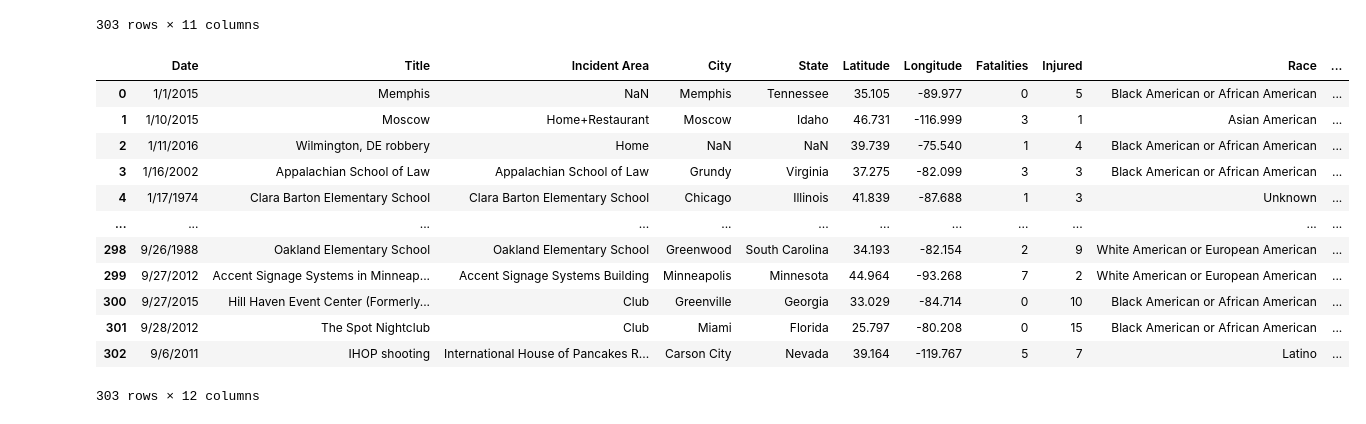
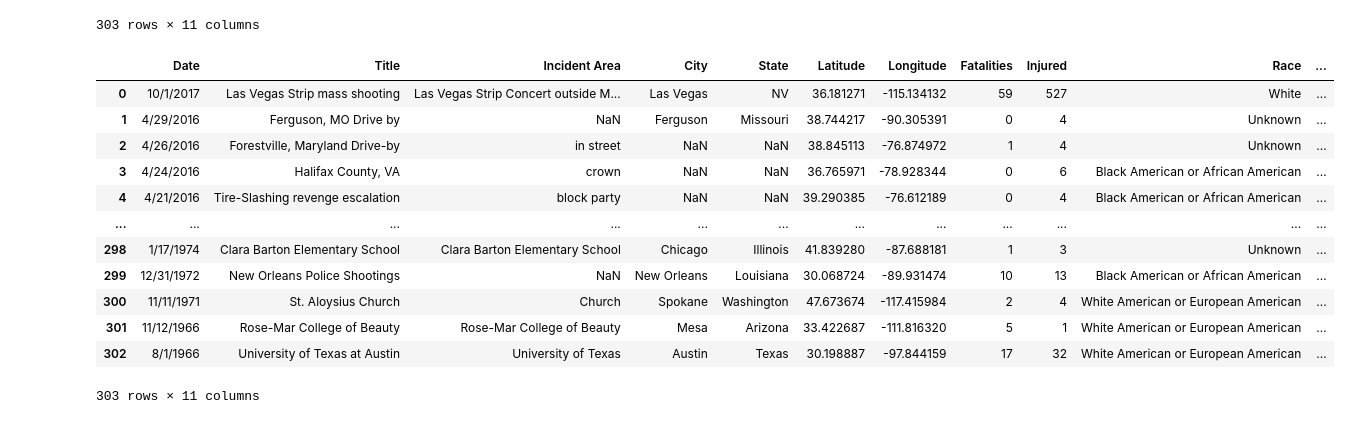
Before and after one commit to giovannahayes/ETL_Project_Gun_Violence-MS_Database, a Jupyter notebook: Mass Shooting Data.ipynb, the cells around one changed output. Drawn from its saved outputs; the diff is of its cells as text; code cells hidden in the pictures.

```diff
--- a/Mass Shooting Data.ipynb
+++ b/Mass Shooting Data.ipynb
@@ -178,21 +178,21 @@ final1_df
 303 rows × 11 columns
 # %%
 # Reset index
-final2_df.reset_index(drop=True)
+final1_df.reset_index(drop=True)
 # %% [output]
 |  | Date | Title | Incident Area | City | State | Latitude | Longitude | Fatalities | Injured | Race | ... |
-| 0 | 1/1/2015 | Memphis | NaN | Memphis | Tennessee | 35.105 | -89.977 | 0 | 5 | Black American or African American | ... |
-| 1 | 1/10/2015 | Moscow | Home+Restaurant | Moscow | Idaho | 46.731 | -116.999 | 3 | 1 | Asian American | ... |
-| 2 | 1/11/2016 | Wilmington, DE robbery | Home | NaN | NaN | 39.739 | -75.540 | 1 | 4 | Black American or African American | ... |
-| 3 | 1/16/2002 | Appalachian School of Law | Appalachian School of Law | Grundy | Virginia | 37.275 | -82.099 | 3 | 3 | Black American or African American | ... |
-| 4 | 1/17/1974 | Clara Barton Elementary School | Clara Barton Elementary School | Chicago | Illinois | 41.839 | -87.688 | 1 | 3 | Unknown | ... |
+| 0 | 10/1/2017 | Las Vegas Strip mass shooting | Las Vegas Strip Concert outside M... | Las Vegas | NV | 36.181271 | -115.134132 | 59 | 527 | White | ... |
+| 1 | 4/29/2016 | Ferguson, MO Drive by | NaN | Ferguson | Missouri | 38.744217 | -90.305391 | 0 | 4 | Unknown | ... |
+| 2 | 4/26/2016 | Forestville, Maryland Drive-by | in street | NaN | NaN | 38.845113 | -76.874972 | 1 | 4 | Unknown | ... |
+| 3 | 4/24/2016 | Halifax County, VA | crown | NaN | NaN | 36.765971 | -78.928344 | 0 | 6 | Black American or African American | ... |
+| 4 | 4/21/2016 | Tire-Slashing revenge escalation | block party | NaN | NaN | 39.290385 | -76.612189 | 0 | 4 | Black American or African American | ... |
 | ... | ... | ... | ... | ... | ... | ... | ... | ... | ... | ... | ... |
-| 298 | 9/26/1988 | Oakland Elementary School | Oakland Elementary School | Greenwood | South Carolina | 34.193 | -82.154 | 2 | 9 | White American or European American | ... |
-| 299 | 9/27/2012 | Accent Signage Systems in Minneap... | Accent Signage Systems Building | Minneapolis | Minnesota | 44.964 | -93.268 | 7 | 2 | White American or European American | ... |
-| 300 | 9/27/2015 | Hill Haven Event Center (Formerly... | Club | Greenville | Georgia | 33.029 | -84.714 | 0 | 10 | Black American or African American | ... |
-| 301 | 9/28/2012 | The Spot Nightclub | Club | Miami | Florida | 25.797 | -80.208 | 0 | 15 | Black American or African American | ... |
-| 302 | 9/6/2011 | IHOP shooting | International House of Pancakes R... | Carson City | Nevada | 39.164 | -119.767 | 5 | 7 | Latino | ... |
+| 298 | 1/17/1974 | Clara Barton Elementary School | Clara Barton Elementary School | Chicago | Illinois | 41.839280 | -87.688181 | 1 | 3 | Unknown | ... |
+| 299 | 12/31/1972 | New Orleans Police Shootings | NaN | New Orleans | Louisiana | 30.068724 | -89.931474 | 10 | 13 | Black American or African American | ... |
+| 300 | 11/11/1971 | St. Aloysius Church | Church | Spokane | Washington | 47.673674 | -117.415984 | 2 | 4 | White American or European American | ... |
+| 301 | 11/12/1966 | Rose-Mar College of Beauty | Rose-Mar College of Beauty | Mesa | Arizona | 33.422687 | -111.816320 | 5 | 1 | White American or European American | ... |
+| 302 | 8/1/1966 | University of Texas at Austin | University of Texas | Austin | Texas | 30.198887 | -97.844159 | 17 | 32 | White American or European American | ... |
-303 rows × 12 columns
+303 rows × 11 columns
 # %%
 #Check data types
 
```
Also changed, not shown: parts of 5 cells of this notebook, 4 other files.
